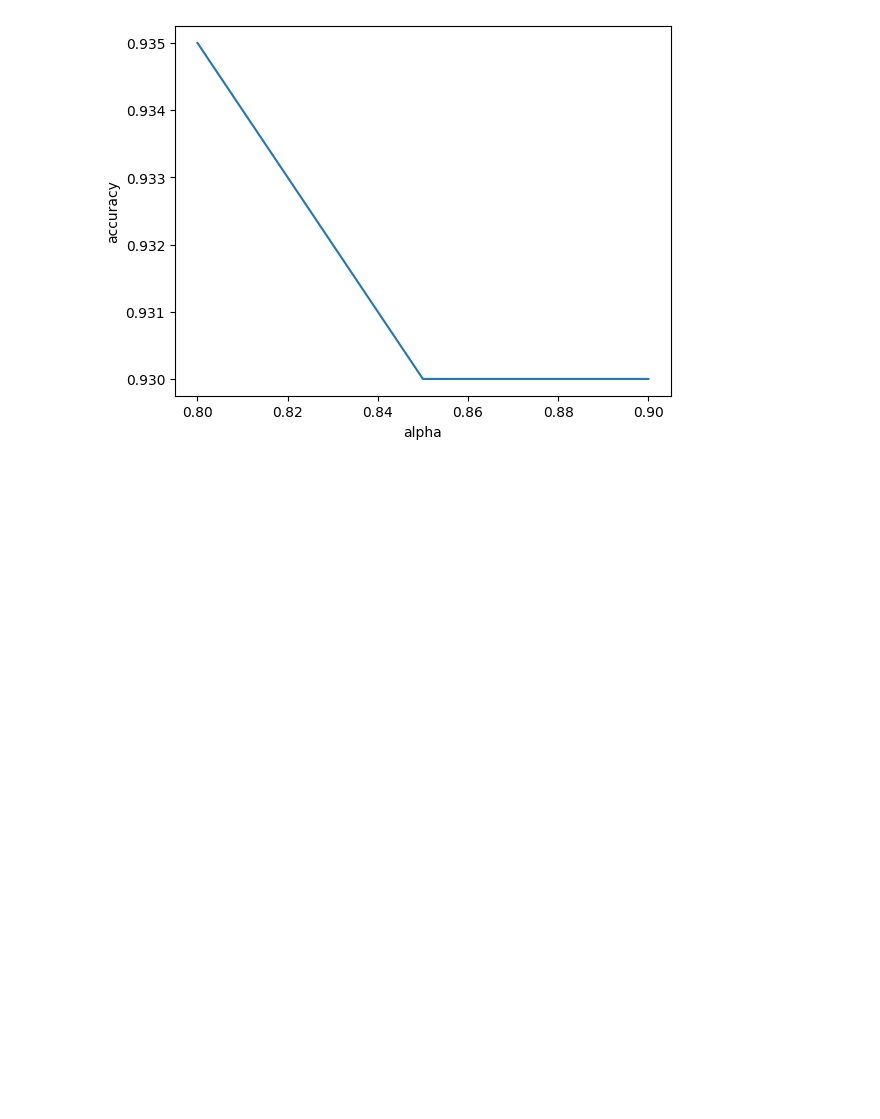
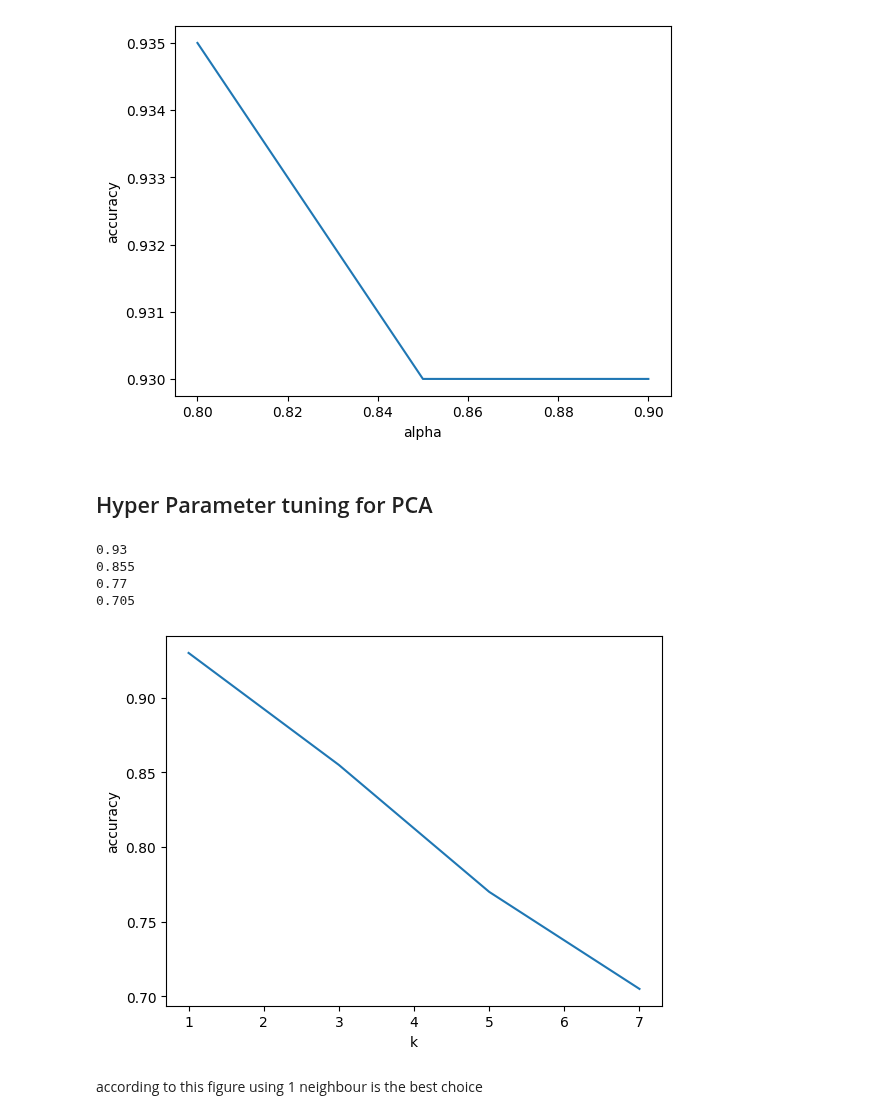
Before and after one commit to yousefkotp/Face-Recognition-Using-PCA-LDA, a Jupyter notebook: main.ipynb, the cells around one changed output. Drawn from its saved outputs; the diff is of its cells as text; code cells hidden in the pictures; blank space fills up the shorter version.

Commit message:
tuned number of neighbours

```diff
--- a/main.ipynb
+++ b/main.ipynb
@@ -142,3 +142,30 @@ plt.ylabel("accuracy")
 plt.show()
 # %% [output]
 [figure]
+# %% [markdown]
+## Hyper Parameter tuning for PCA
+# %%
+# using last alpha value
+# lessa hagarabha b a3la value lel alpha el bta3t a3la accuracy
+k_values=[1,3,5,7]
+accuracies=[]
+for k in k_values:
+    knn = KNeighborsClassifier(n_neighbors=k)
+    knn.fit(new_training_set, training_labels.ravel())
+    print(knn.score(new_test_set, test_labels.ravel()))
+    accuracies.append(knn.score(new_test_set, test_labels.ravel()))
+# %% [output]
+0.93
+0.855
+0.77
+0.705
+# %%
+# Plotting the accuracies for different values of k
+plt.plot(k_values, accuracies)
+plt.xlabel("k")
+plt.ylabel("accuracy")
+plt.show()
+# %% [output]
+[figure, added]
+# %% [markdown]
+according to this figure using 1 neighbour is the best choice
```
